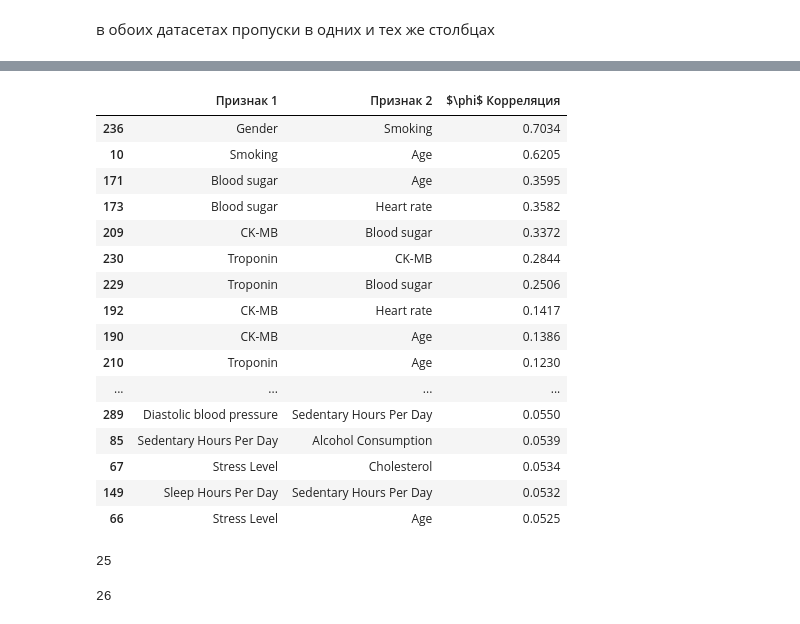
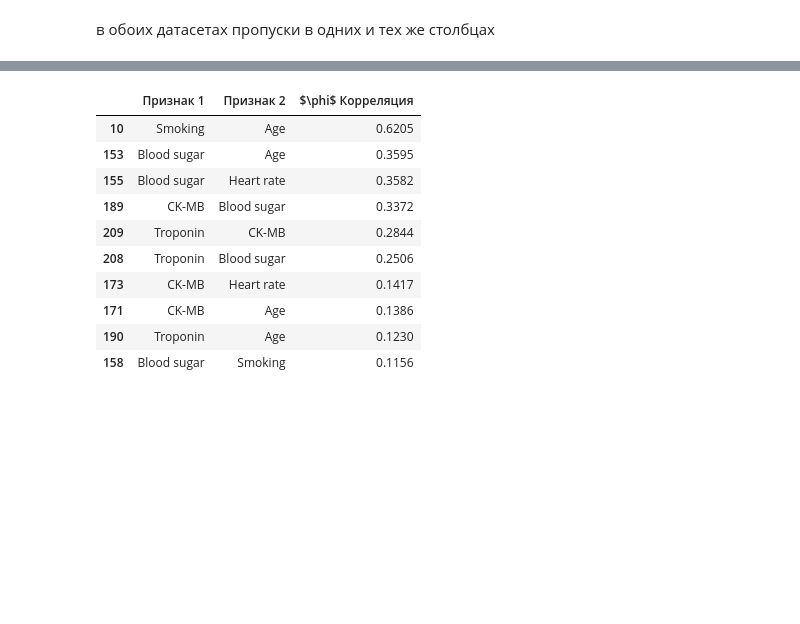
Before and after one commit to LUDVIG-BAISER/workshop, a Jupyter notebook: workshop.ipynb, the cells around one changed output, grey strips where cells are left out. Drawn from its saved outputs; the diff is of its cells as text; code cells hidden in the pictures; blank space fills up the shorter version.

```diff
--- a/workshop.ipynb
+++ b/workshop.ipynb
@@ -250 +258,8 @@ df_train = df_train.drop(columns=['Unnamed: 0', 'Income'])
 df_test = df_test.drop(columns=['Unnamed: 0', 'Income'])
+# %%
+df_train['Gender'] = df_train['Gender'].map({
+    'Male': 1,
+    '1.0': 1,
+    'Female': 0,
+    '0.0': 0
+})
@@ -251,5 +268,7 @@ df_test = df_test.drop(columns=['Unnamed: 0', 'Income'])
+# %%
+train_copy = df_train.copy()
 # %%
-df_train['Gender'] = df_train['Gender'].map({
+train_copy['Gender'] = train_copy['Gender'].map({
     'Male': 1,
     '1.0': 1,
     'Female': 0,
@@ -315,6 +281,6 @@ print(df_train['Gender'].unique())
 # %%
 
-INTERVAL_COLS = df_train.select_dtypes(include='number')
+INTERVAL_COLS = train_copy.select_dtypes(include='number')
 INTERVAL_COLS
-phik = df_train.drop('id',axis=1).phik_matrix(interval_cols=INTERVAL_COLS)
+phik = train_copy.drop('id',axis=1).phik_matrix(interval_cols=INTERVAL_COLS)
 # %%
@@ -327,39 +293,25 @@ sns.heatmap(phik, annot=True, mask=mask, cmap='coolwarm')
 # %%
 phik_pairs = (
     phik
     .where(~mask)
     .stack()
     .reset_index()
 )
 
 phik_pairs.columns = ['Признак 1', 'Признак 2', '$\\phi$ Корреляция']
 
 phik_pairs_sorted = phik_pairs.sort_values(by='$\\phi$ Корреляция', ascending=False)
 
-phik_pairs_sorted.head(30)
+phik_pairs_sorted.head(10)
 # %% [output]
 |  | Признак 1 | Признак 2 | $\phi$ Корреляция |
-| 236 | Gender | Smoking | 0.7034 |
 | 10 | Smoking | Age | 0.6205 |
-| 171 | Blood sugar | Age | 0.3595 |
-| 173 | Blood sugar | Heart rate | 0.3582 |
-| 209 | CK-MB | Blood sugar | 0.3372 |
-| 230 | Troponin | CK-MB | 0.2844 |
-| 229 | Troponin | Blood sugar | 0.2506 |
-| 192 | CK-MB | Heart rate | 0.1417 |
-| 190 | CK-MB | Age | 0.1386 |
-| 210 | Troponin | Age | 0.1230 |
-| ... | ... | ... | ... |
-| 289 | Diastolic blood pressure | Sedentary Hours Per Day | 0.0550 |
-| 85 | Sedentary Hours Per Day | Alcohol Consumption | 0.0539 |
-| 67 | Stress Level | Cholesterol | 0.0534 |
-| 149 | Sleep Hours Per Day | Sedentary Hours Per Day | 0.0532 |
-| 66 | Stress Level | Age | 0.0525 |
+| 153 | Blood sugar | Age | 0.3595 |
+| 155 | Blood sugar | Heart rate | 0.3582 |
+| 189 | CK-MB | Blood sugar | 0.3372 |
+| 209 | Troponin | CK-MB | 0.2844 |
+| 208 | Troponin | Blood sugar | 0.2506 |
+| 173 | CK-MB | Heart rate | 0.1417 |
+| 171 | CK-MB | Age | 0.1386 |
+| 190 | Troponin | Age | 0.1230 |
+| 158 | Blood sugar | Smoking | 0.1156 |
-# %%
-len(phik.columns)
-# %% [output]
-25
-# %%
-len(df_train.columns)
-# %% [output]
-26
```
Also changed, not shown: parts of 42 cells of this notebook, 4 other files.
